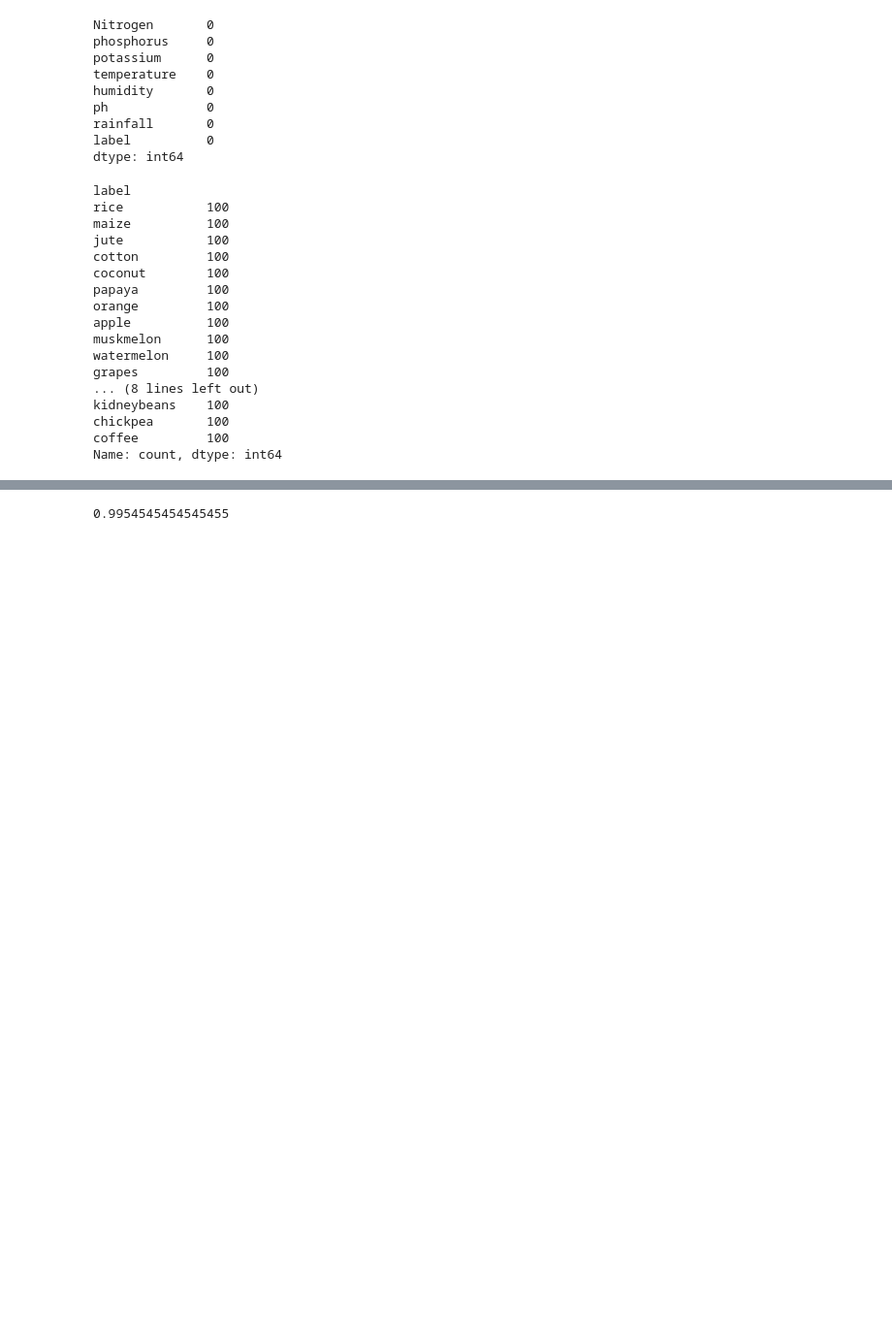
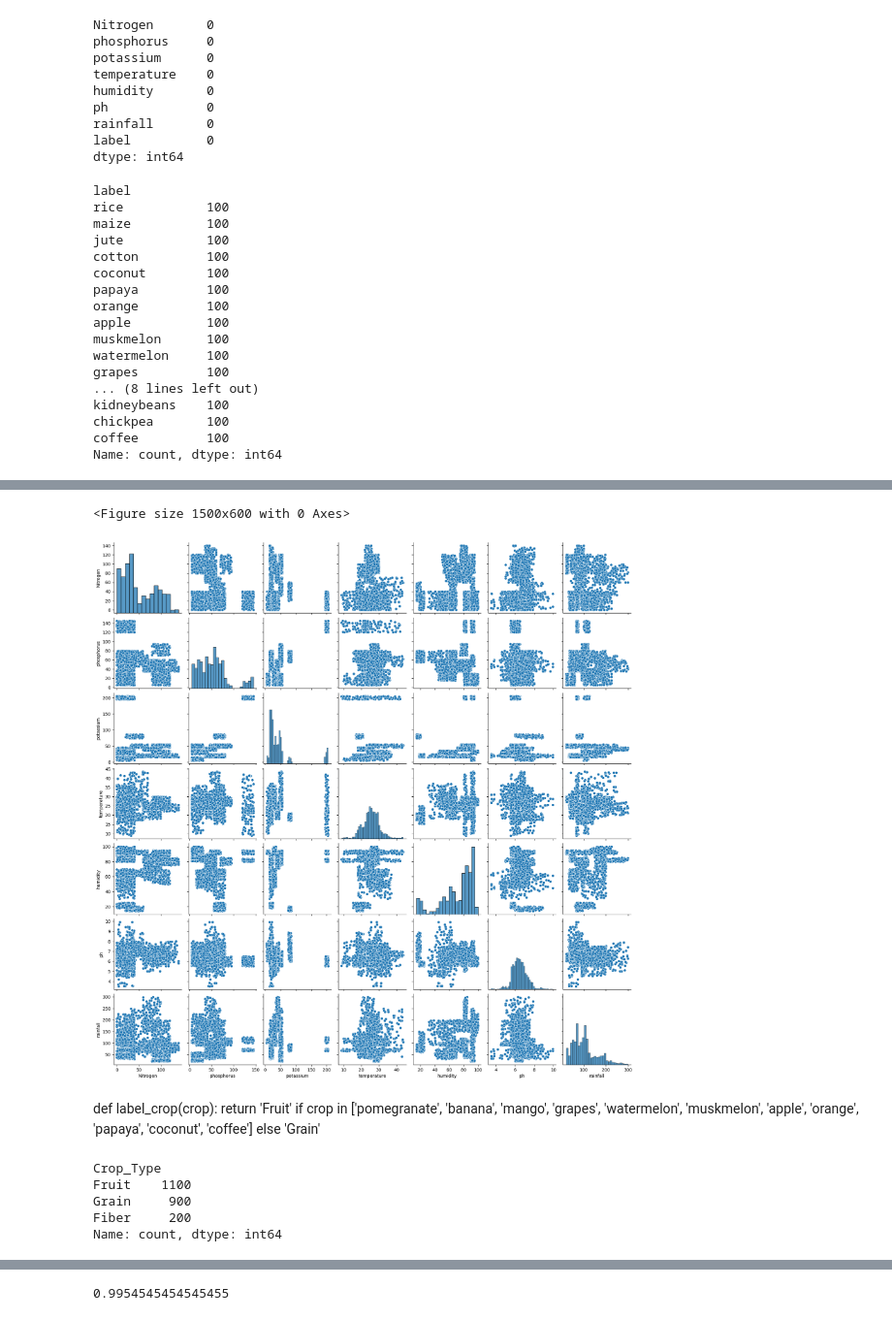
Before and after one commit to Abhijith-Nagarajan/Bayer, a Jupyter notebook: Crop_Recommendation/crop-recommendation.ipynb, the cells around one changed output, grey strips where cells are left out. Shown at 97% size. Cells and saved outputs as stored; diff of their text form; code cells hidden in the pictures; blank space fills up the shorter version.

Commit message:
Kaggle Notebook | Crop_Recommendation | Version 2

```diff
--- a/Crop_Recommendation/crop-recommendation.ipynb
+++ b/Crop_Recommendation/crop-recommendation.ipynb
@@ -88,0 +90,10 @@ plt.show()
+# %%
+plt.figure(figsize=(15,6))
+sns.pairplot(df)
+plt.show()
+# %% [output]
+<Figure size 1500x600 with 0 Axes>
+[figure, added]
+# %% [markdown]
+def label_crop(crop):
+    return 'Fruit' if crop in ['pomegranate', 'banana', 'mango', 'grapes', 'watermelon', 'muskmelon', 'apple', 'orange', 'papaya', 'coconut', 'coffee'] else 'Grain'
@@ -88,0 +113,8 @@ plt.show()
+# %%
+df.Crop_Type.value_counts()
+# %% [output]
+Crop_Type
+Fruit    1100
+Grain     900
+Fiber     200
+Name: count, dtype: int64
```
Also changed, not shown: parts of 33 cells of this notebook.
